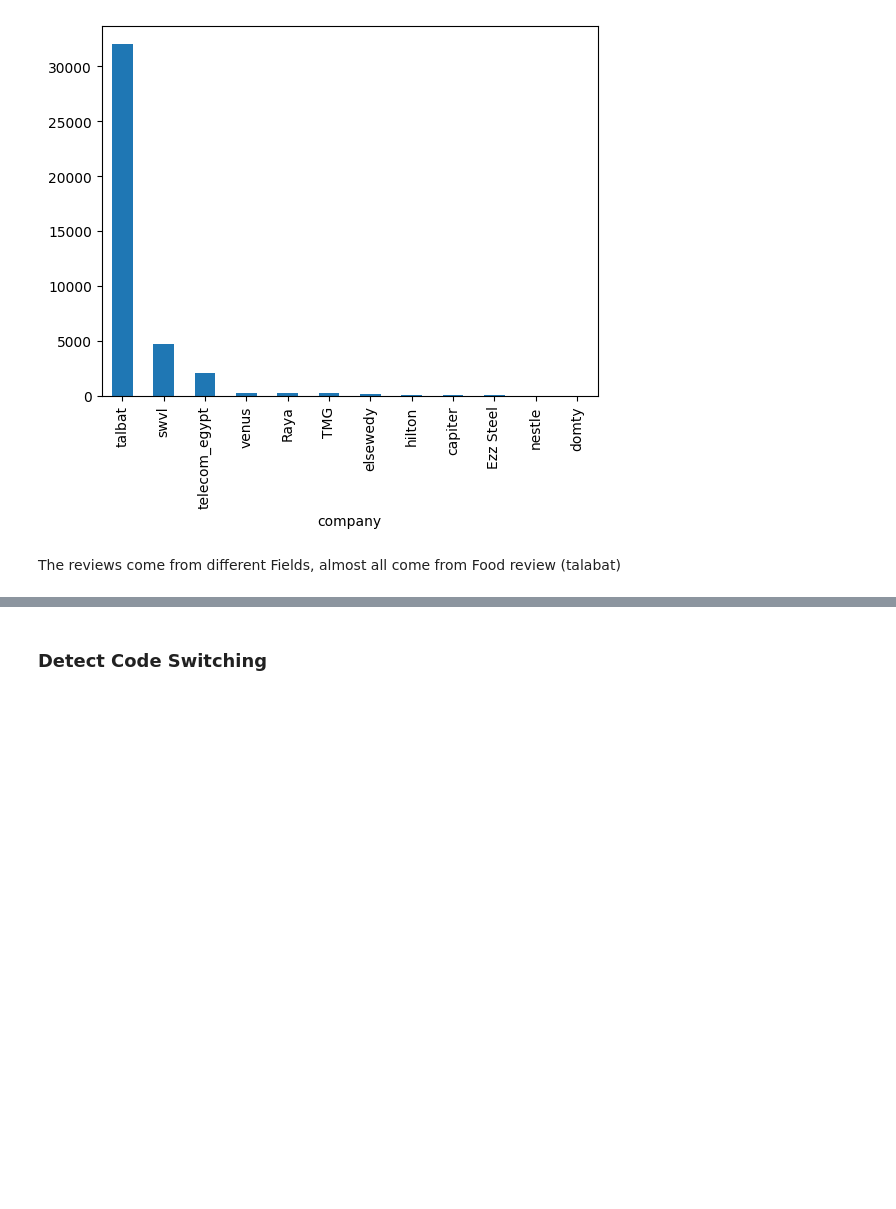
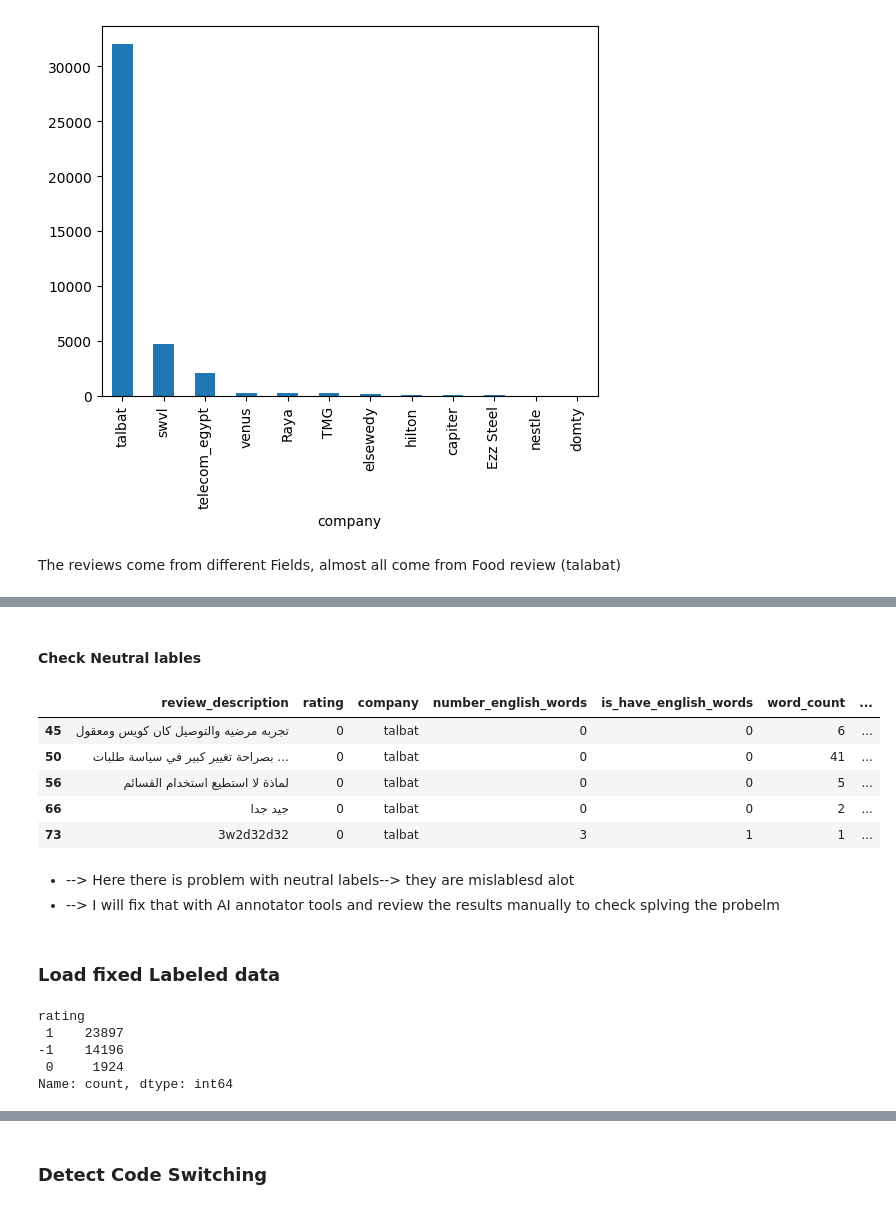
Before and after one commit to Kirillus-Emad/company-reviews-arabic, a Jupyter notebook: EDA.ipynb, the cells around one changed output, grey strips where cells are left out. Drawn from its saved outputs; the diff is of its cells as text; code cells hidden in the pictures; blank space fills up the shorter version.

```diff
--- a/EDA.ipynb
+++ b/EDA.ipynb
@@ -121,0 +148,26 @@ The reviews come from different Fields, almost all come from Food review (talaba
+# %% [markdown]
+#### Check Neutral lables
+# %%
+df[df['rating']==0].head()
+# %% [output]
+|  | review_description | rating | company | number_english_words | is_have_english_words | word_count | ... |
+| 45 | تجربه مرضيه والتوصيل كان كويس ومعقول | 0 | talbat | 0 | 0 | 6 | ... |
+| 50 | بصراحة تغيير كبير في سياسة طلبات ... | 0 | talbat | 0 | 0 | 41 | ... |
+| 56 | لماذة لا استطيع استخدام القسائم | 0 | talbat | 0 | 0 | 5 | ... |
+| 66 | جيد جدا | 0 | talbat | 0 | 0 | 2 | ... |
+| 73 | 3w2d32d32 | 0 | talbat | 3 | 1 | 1 | ... |
+# %% [markdown]
+- --> Here there is problem with neutral labels--> they are mislablesd alot
+- --> I will fix that with AI annotator tools and review the results manually to check splving the probelm
+# %% [markdown]
+### Load fixed Labeled data
+# %%
+## orignal distribution
+
+df['rating'].value_counts()
+# %% [output]
+rating
+ 1    23897
+-1    14196
+ 0     1924
+Name: count, dtype: int64
```
Also changed, not shown: parts of 17 cells of this notebook, 10 other files.
